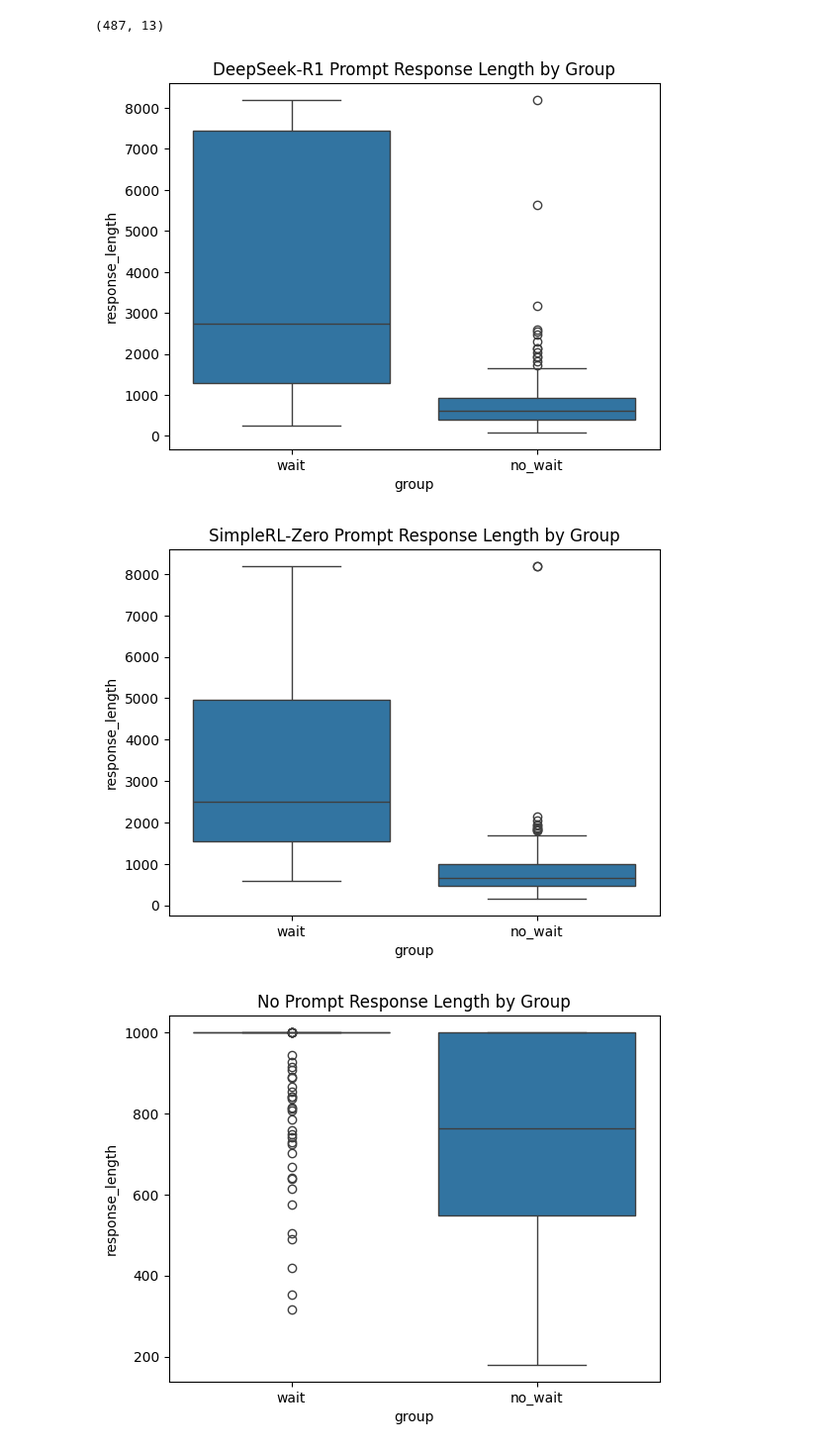
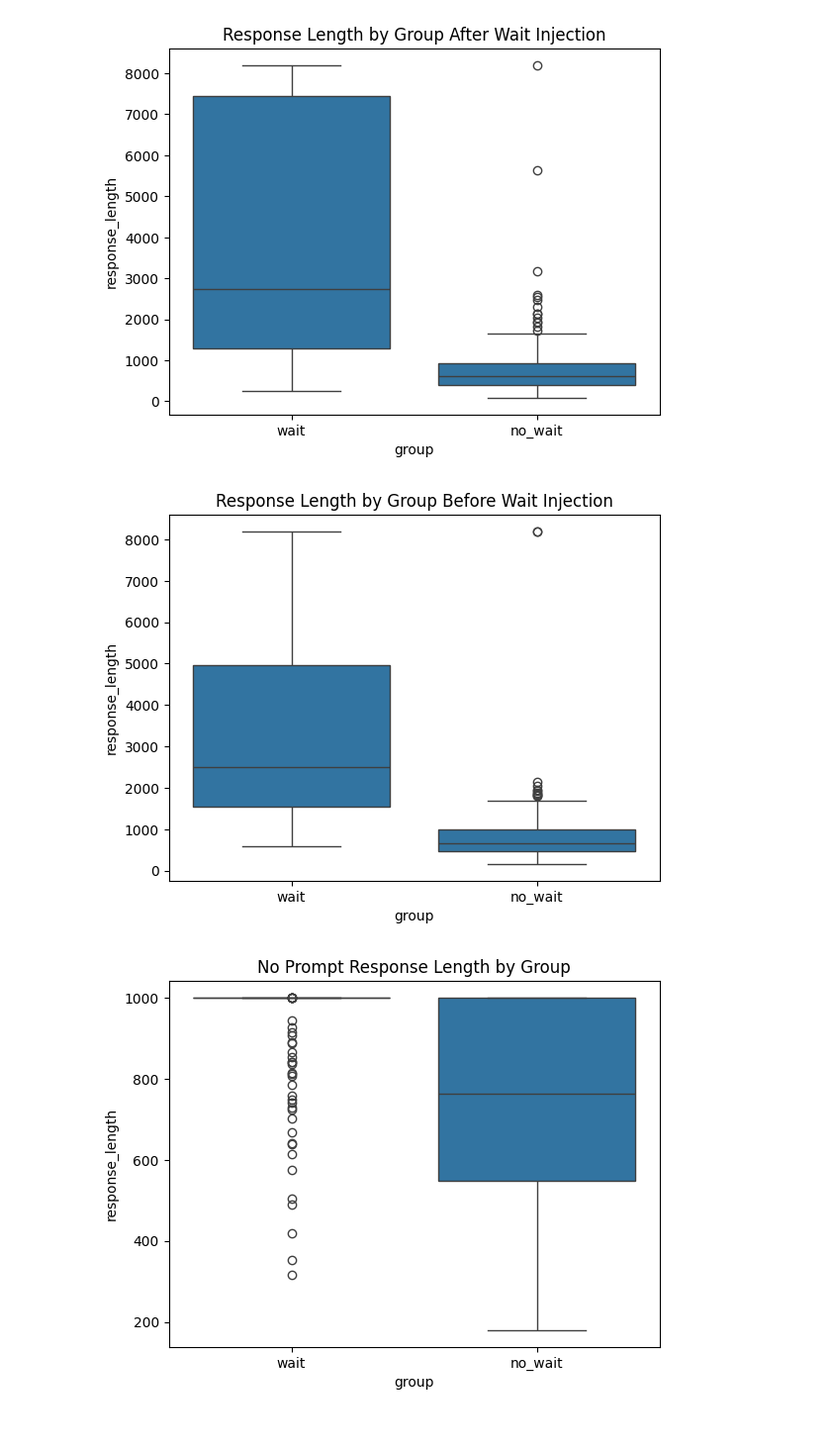
Before and after one commit to xzAscC/ReflectionDirection, a Jupyter notebook: keywords.ipynb, the cells around one changed output. Shown: that part at 99% size. Cells and saved outputs as stored; diff of their text form; code cells hidden in the pictures.

```diff
--- a/keywords.ipynb
+++ b/keywords.ipynb
@@ -118,34 +118,26 @@ tokenizer = AutoTokenizer.from_pretrained(model_name)
 response_length_list = []
 for response_dir in ["reflect_responses", "long_responses", "long_responses2"]:
     response_length_list.append(response_length(tokenizer, response_dir=response_dir, divide_by_wait=True))
-# %%
-response_length_list = []
-for response_dir in ["icv"]:
-    response_length_list.append(response_length(tokenizer, response_dir=response_dir, divide_by_wait=True))
-
-len(response_length_list[0][0]), len(response_length_list[0][1])
-# %% [output]
-(487, 13)
 # %%
 import seaborn as sns
 import pandas as pd
 
 # Combine the two lists into a DataFrame with columns "wait" and "no_wait"
 df_wait = pd.DataFrame({"response_length": response_length_list[1][0]})
 df_wait["group"] = "wait"
 
 df_no_wait = pd.DataFrame({"response_length": response_length_list[1][1]})
 df_no_wait["group"] = "no_wait"
 
 # Concatenate the two DataFrames vertically.
 df_plot = pd.concat([df_wait, df_no_wait], ignore_index=True)
 
 sns.boxplot(x="group", y="response_length", data=df_plot)
 import matplotlib.pyplot as plt
-plt.title("DeepSeek-R1 Prompt Response Length by Group")
+plt.title("Response Length by Group After Wait Injection")
 plt.show()
 # %% [output]
-[figure, old version]
+[figure, new version]
 # %%
 import seaborn as sns
 import pandas as pd
@@ -162,10 +154,10 @@ df_plot = pd.concat([df_wait, df_no_wait], ignore_index=True)
 
 sns.boxplot(x="group", y="response_length", data=df_plot)
 import matplotlib.pyplot as plt
-plt.title("SimpleRL-Zero Prompt Response Length by Group")
+plt.title("Response Length by Group Before Wait Injection")
 plt.show()
 # %% [output]
-[figure, old version]
+[figure, new version]
 # %%
 import seaborn as sns
 import pandas as pd
```
Also changed, not shown: parts of 2 cells of this notebook, 2 other files.
